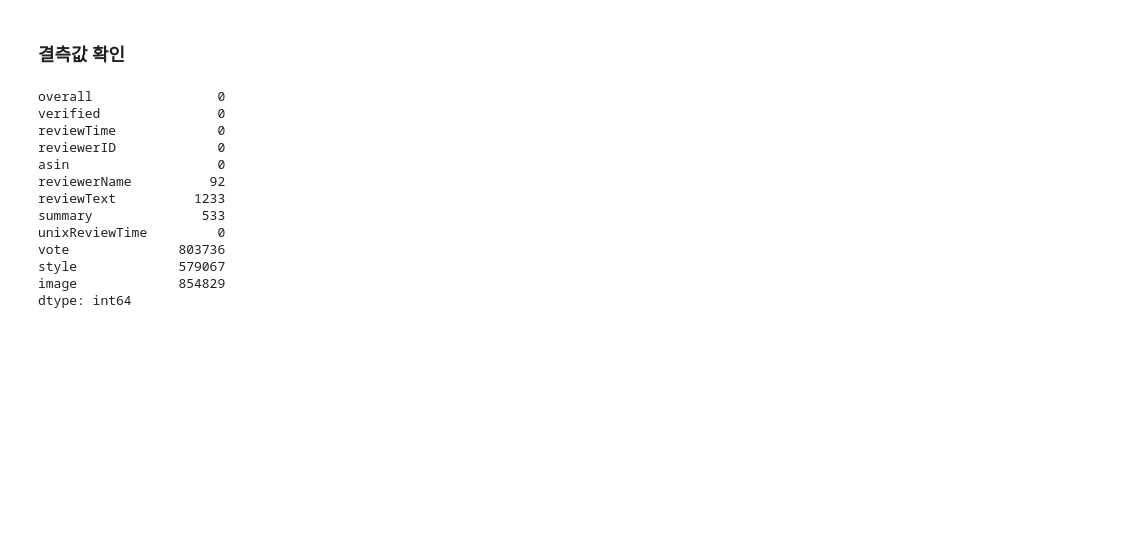
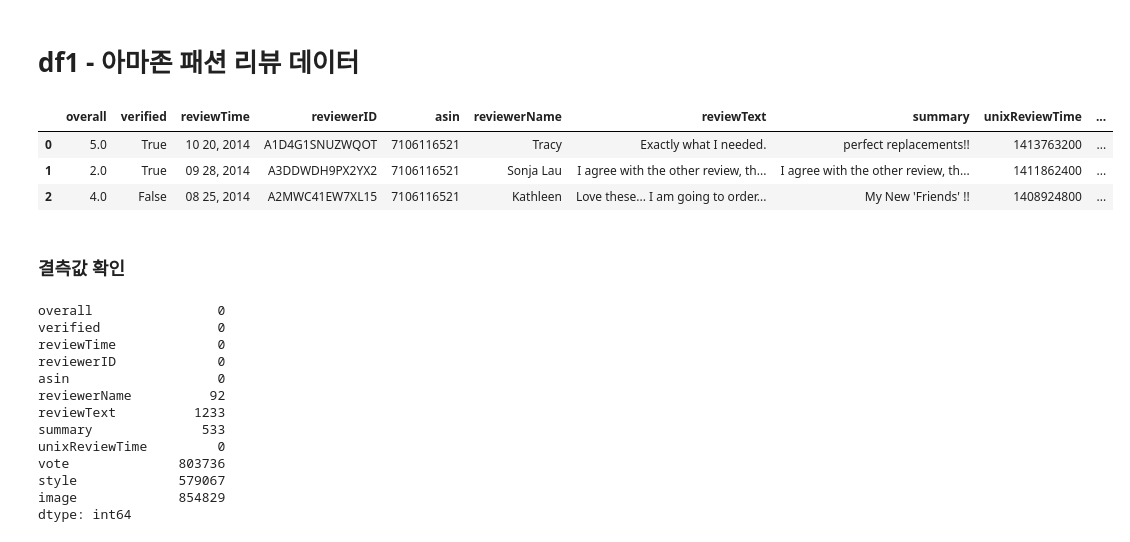
Before and after one commit to ggyoung0g/ML_project, a Jupyter notebook: data.ipynb, the cells around one changed output. Cells and saved outputs as stored; diff of their text form; code cells hidden in the pictures; blank space fills up the shorter version.

```diff
--- a/data.ipynb
+++ b/data.ipynb
@@ -27,3 +25,12 @@ KeyboardInterrupt:
+# %% [markdown]
+# df1 - 아마존 패션 리뷰 데이터
+# %%
+df1.head(3)
+# %% [output]
+|  | overall | verified | reviewTime | reviewerID | asin | reviewerName | reviewText | summary | unixReviewTime | ... |
+| 0 | 5.0 | True | 10 20, 2014 | A1D4G1SNUZWQOT | 7106116521 | Tracy | Exactly what I needed. | perfect replacements!! | 1413763200 | ... |
+| 1 | 2.0 | True | 09 28, 2014 | A3DDWDH9PX2YX2 | 7106116521 | Sonja Lau | I agree with the other review, th... | I agree with the other review, th... | 1411862400 | ... |
+| 2 | 4.0 | False | 08 25, 2014 | A2MWC41EW7XL15 | 7106116521 | Kathleen | Love these... I am going to order... | My New 'Friends' !! | 1408924800 | ... |
 # %% [markdown]
 ### 결측값 확인
 # %%
```
Also changed, not shown: parts of 29 cells of this notebook.
